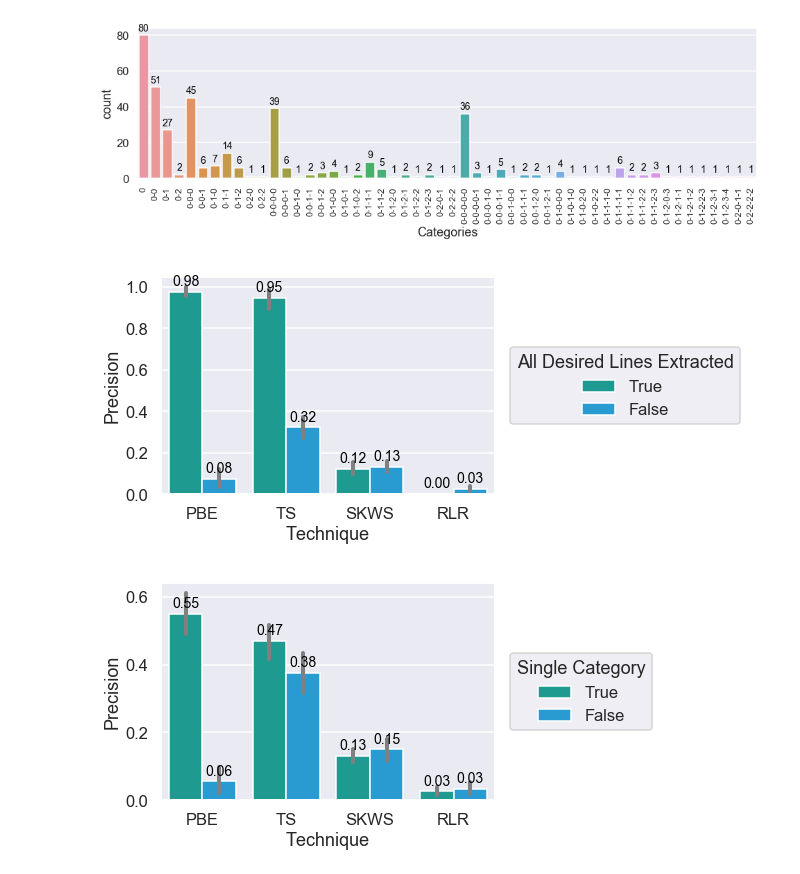
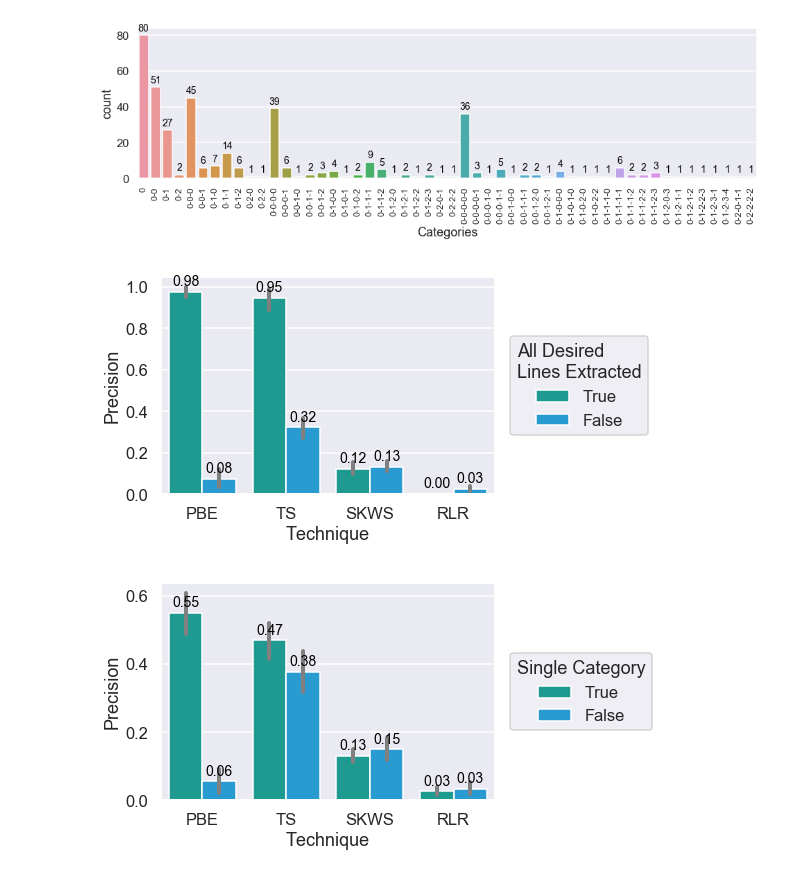
Before and after one commit to lacinoire/master-thesis, a Jupyter notebook: evaluation/results/big_study_data_analysis.ipynb, the cells around one changed output. Cells and saved outputs as stored; diff of their text form; code cells hidden in the pictures.

```diff
--- a/evaluation/results/big_study_data_analysis.ipynb
+++ b/evaluation/results/big_study_data_analysis.ipynb
@@ -174,17 +149,17 @@ def category_count(categories):
 # %%
 # single-category-precsion
 result['Category Count'] = result.apply(lambda x : category_count(x['Categories']), axis=1)
 result['Single Category'] = result['Category Count'] == 1
 result_single_category = result[result['Single Category']]
 ax = sns.barplot(x='Technique',
                  y='Precision',
                  hue='All Desired Lines Extracted',
                  data=result_single_category,
                  hue_order=bool_order,
                  errcolor='grey')
-process_fig(ax, 'single-cateogry-precision', 'all', False, 'All Desired Lines Extracted')
+process_fig(ax, 'single-cateogry-precision', 'all', False, 'All Desired\nLines Extracted')
 # %% [output]
-[figure, old version]
+[figure, new version]
 # %%
 # single category vs. multiple
 ax = sns.barplot(x='Technique', y='Precision', hue='Single Category', data=result, hue_order=bool_order, errcolor='grey')
```
Also changed, not shown: parts of 17 cells of this notebook, 35 other files.
